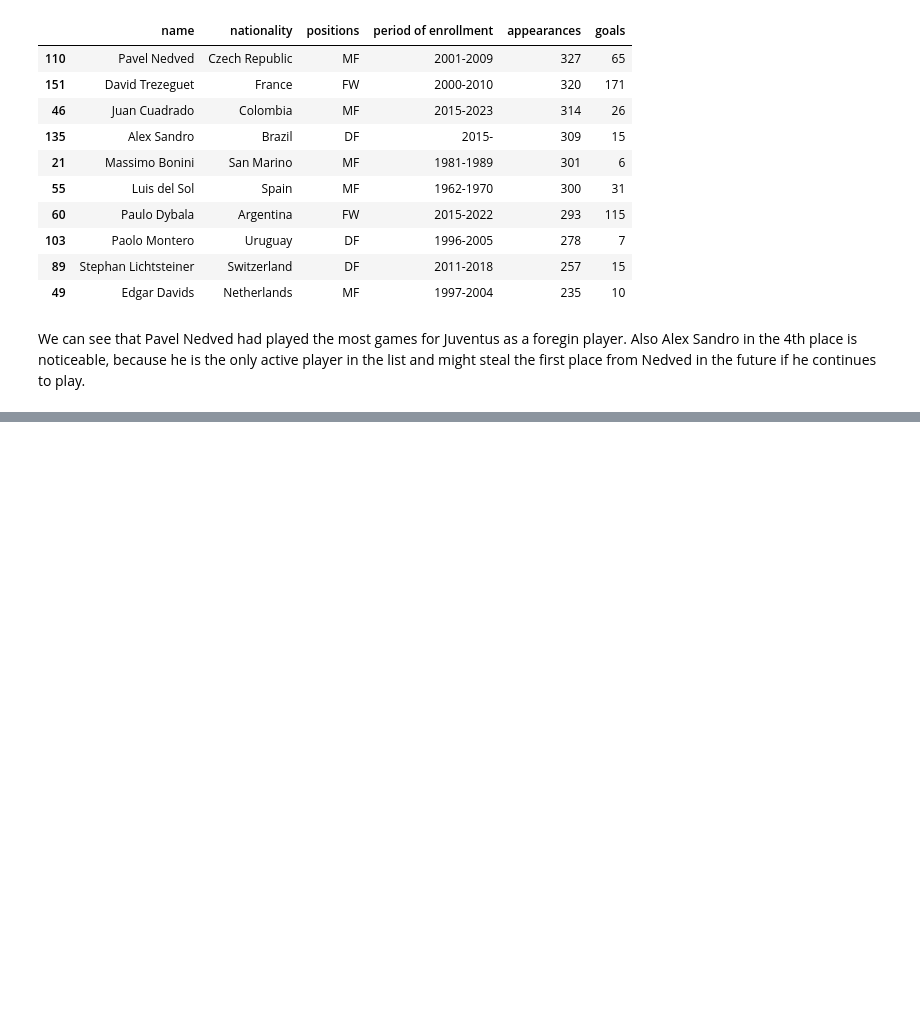
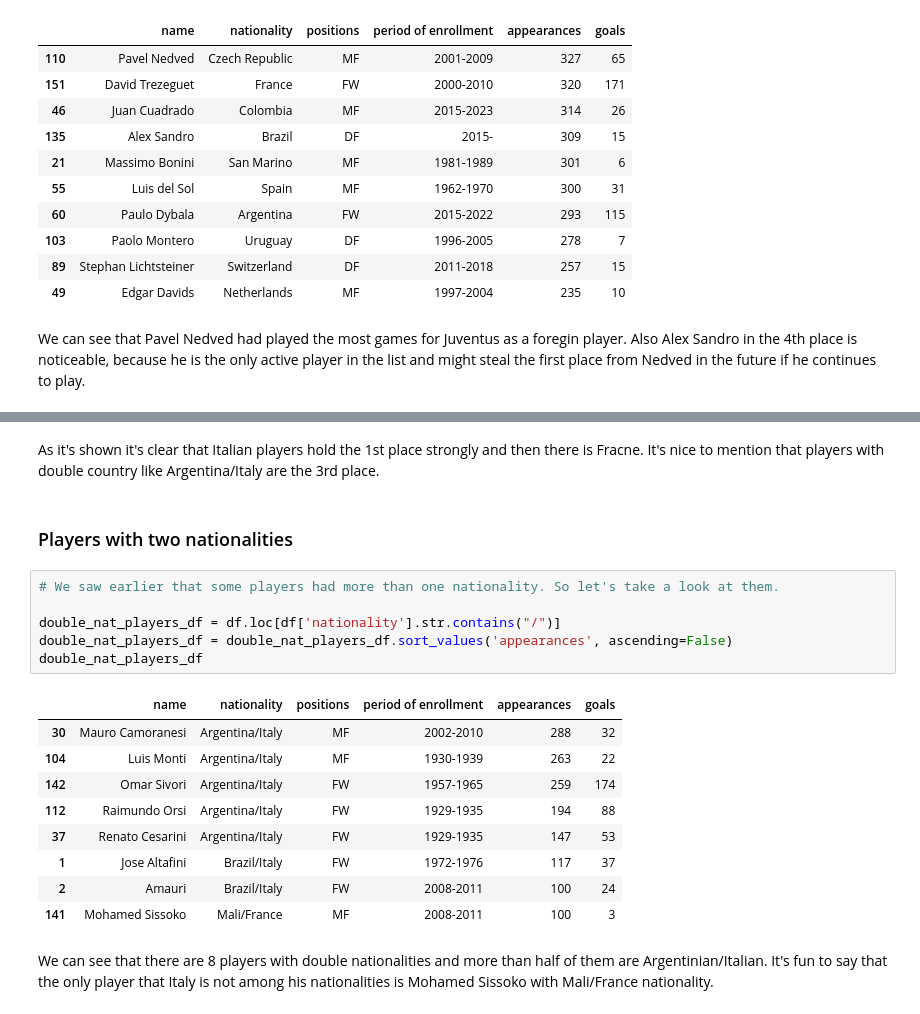
Before and after one commit to hoseinmrh/Juventus-Legends-Data-Analysis, a Jupyter notebook: Juventus Legends.ipynb, the cells around one changed output, grey strips where cells are left out. Cells and saved outputs as stored; diff of their text form; blank space fills up the shorter version.

Commit message:
double player nationalities added

```diff
--- a/Juventus Legends.ipynb
+++ b/Juventus Legends.ipynb
@@ -178,0 +177,22 @@ As it's shown it's clear that Italian players hold the 1st place strongly and th
+# %% [markdown]
+As it's shown it's clear that Italian players hold the 1st place strongly and then there is Fracne. It's nice to mention that players with double country like Argentina/Italy are the 3rd place.
+# %% [markdown]
+### Players with two nationalities
+# %%
+# We saw earlier that some players had more than one nationality. So let's take a look at them.
+
+double_nat_players_df = df.loc[df['nationality'].str.contains("/")]
+double_nat_players_df = double_nat_players_df.sort_values('appearances', ascending=False)
+double_nat_players_df
+# %% [output]
+|  | name | nationality | positions | period of enrollment | appearances | goals |
+| 30 | Mauro Camoranesi | Argentina/Italy | MF | 2002-2010 | 288 | 32 |
+| 104 | Luis Monti | Argentina/Italy | MF | 1930-1939 | 263 | 22 |
+| 142 | Omar Sivori | Argentina/Italy | FW | 1957-1965 | 259 | 174 |
+| 112 | Raimundo Orsi | Argentina/Italy | FW | 1929-1935 | 194 | 88 |
+| 37 | Renato Cesarini | Argentina/Italy | FW | 1929-1935 | 147 | 53 |
+| 1 | Jose Altafini | Brazil/Italy | FW | 1972-1976 | 117 | 37 |
+| 2 | Amauri | Brazil/Italy | FW | 2008-2011 | 100 | 24 |
+| 141 | Mohamed Sissoko | Mali/France | MF | 2008-2011 | 100 | 3 |
+# %% [markdown]
+We can see that there are 8 players with double nationalities and more than half of them are Argentinian/Italian. It's fun to say that the only player that Italy is not among his nationalities is Mohamed Sissoko with Mali/France nationality.
```
Also changed, not shown: parts of 13 cells of this notebook.
